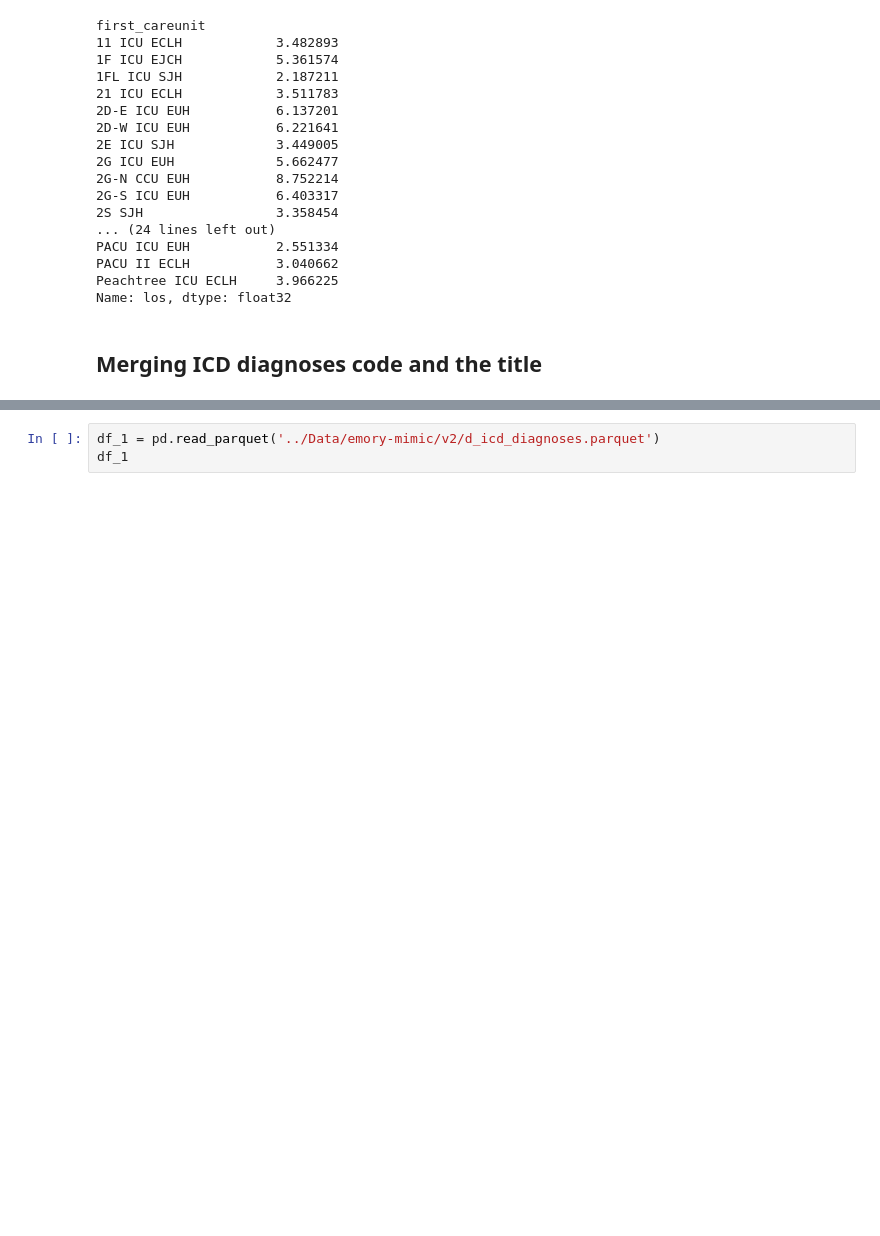
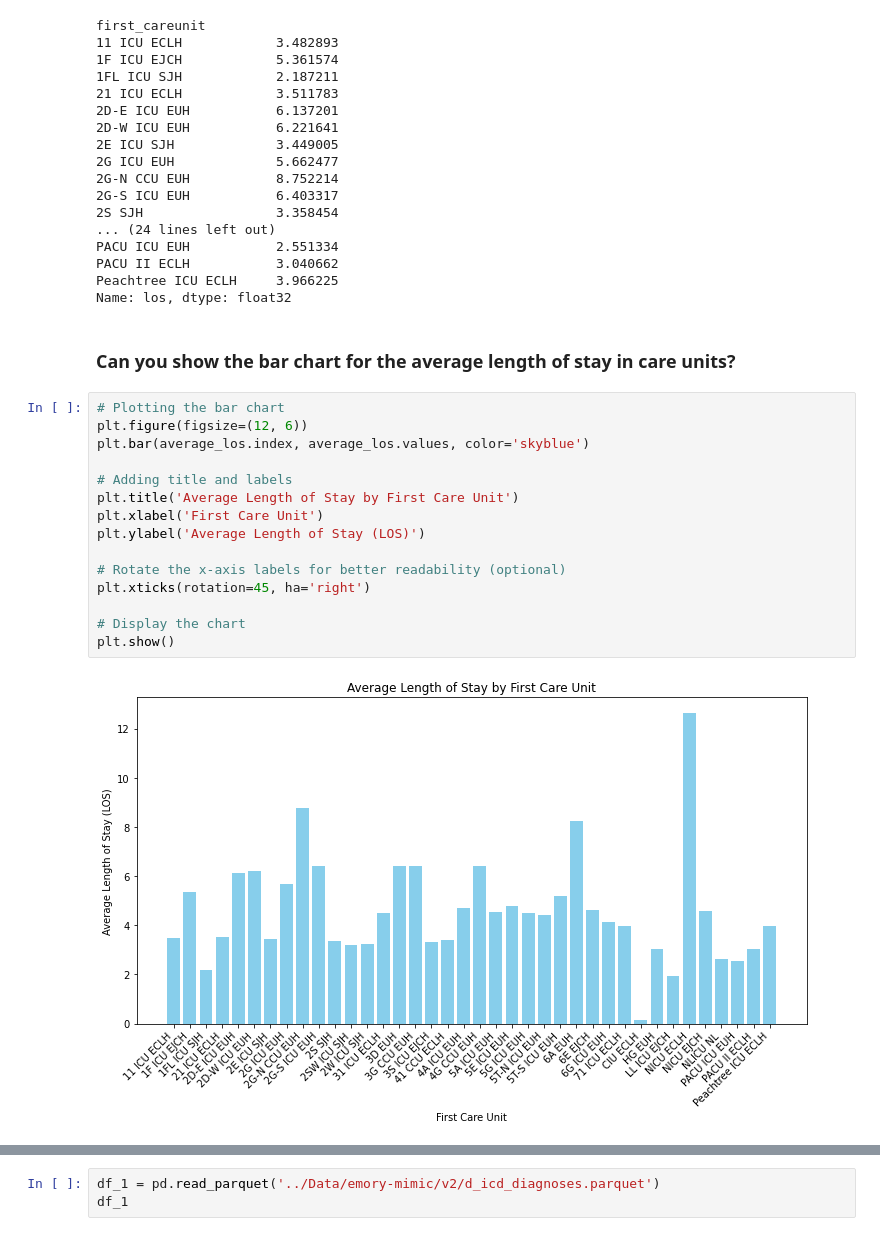
Before and after one commit to AtikaRahmanPaddo/emorydatathon_2024, a Jupyter notebook: 1_EDA_Emory_ICU_Merging.ipynb, the cells around one changed output, grey strips where cells are left out. Drawn from its saved outputs; the diff is of its cells as text; blank space fills up the shorter version.

Commit message:
Update merging notebook

```diff
--- a/1_EDA_Emory_ICU_Merging.ipynb
+++ b/1_EDA_Emory_ICU_Merging.ipynb
@@ -159,5 +220,22 @@ PACU ICU EUH           2.551334
 PACU II ECLH           3.040662
 Peachtree ICU ECLH     3.966225
 Name: los, dtype: float32
-# %% [markdown]
-## Merging ICD diagnoses code and the title
+# %% [markdown]
+### Can you show the bar chart for the average length of stay in care units?
+# %%
+# Plotting the bar chart
+plt.figure(figsize=(12, 6))
+plt.bar(average_los.index, average_los.values, color='skyblue')
+
+# Adding title and labels
+plt.title('Average Length of Stay by First Care Unit')
+plt.xlabel('First Care Unit')
+plt.ylabel('Average Length of Stay (LOS)')
+
+# Rotate the x-axis labels for better readability (optional)
+plt.xticks(rotation=45, ha='right')
+
+# Display the chart
+plt.show()
+# %% [output]
+[figure, added]
```
Also changed, not shown: parts of 46 cells of this notebook.
